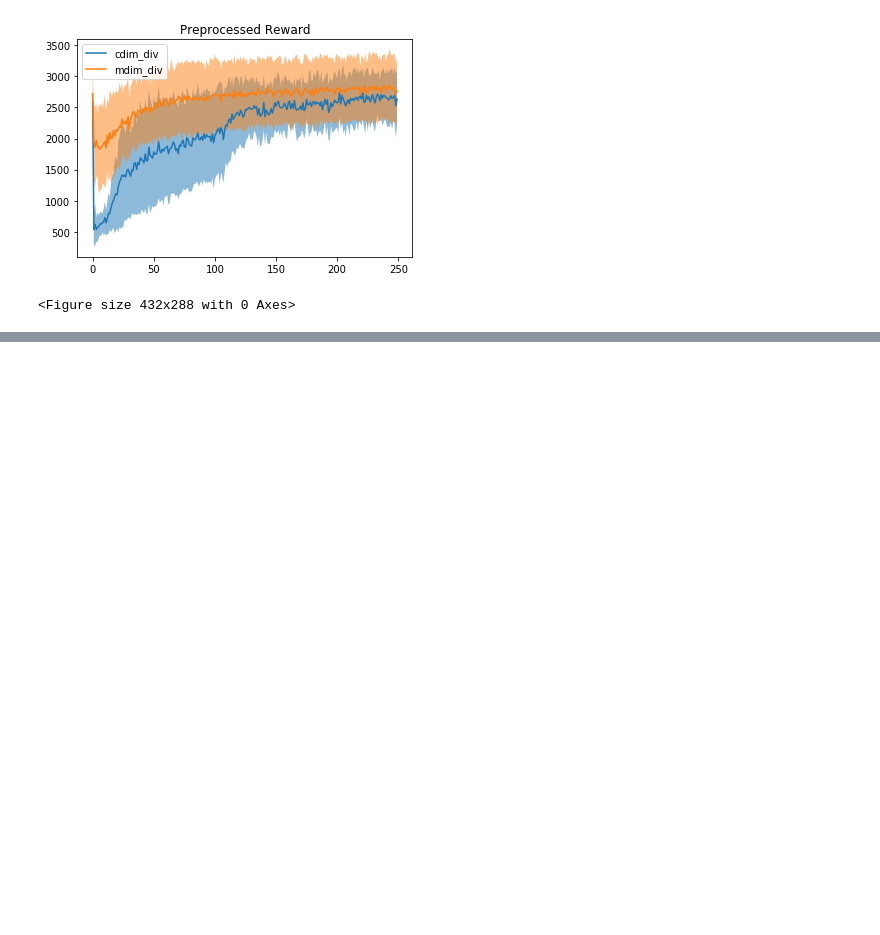
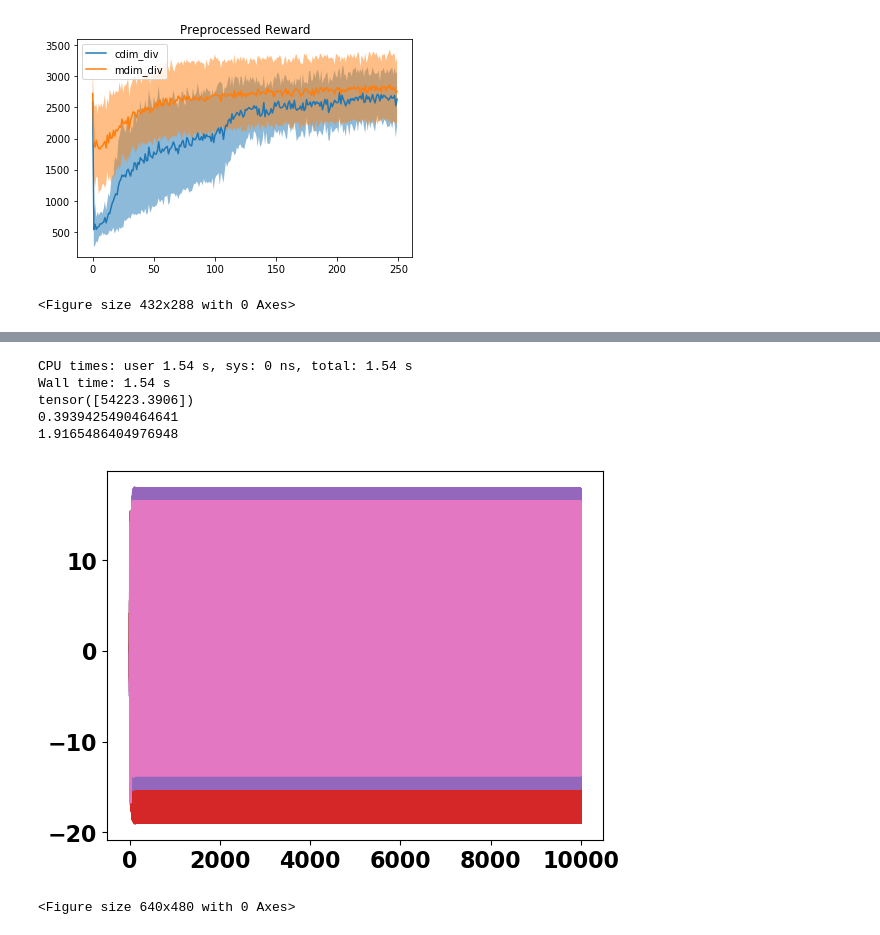
Before and after one commit to sgillen/lorenz, a Jupyter notebook: run_ars/walker_lowdim_mesh.ipynb, the cells around one changed output, grey strips where cells are left out. Drawn from its saved outputs; the diff is of its cells as text; code cells hidden in the pictures; blank space fills up the shorter version.

```diff
--- a/run_ars/walker_lowdim_mesh.ipynb
+++ b/run_ars/walker_lowdim_mesh.ipynb
@@ -392,19 +398,28 @@ tensor([3525.3623])
 # %%
 # ==============
 policy = policy_dict['mdim_div'][seed]
-#%time o2,a2,r2,_ = do_long_rollout(env, policy, ep_length=ep_length)
-o2,a2,r2,l2 = do_rollout(env, policy, render=True)
+%time o2,a2,r2,_ = do_long_rollout(env, policy, ep_length=ep_length)
+#o2,a2,r2,l2 = do_rollout(env, policy, render=True)
 plt.plot(o2)
 plt.figure()
 
 target2 = o2[200:]
 target2 = (target2 - policy.state_means)/policy.state_std
+#target2 = (target2 - target2.mean(dim=0))/target2.std(dim=0)
 #target = (target - policy.state_means)/policy.state_std
 
 print(sum(r2))
 m2,c2,l2,d2 = mesh_dim(target2)
 print(m2)
 print(c2)
+# %% [output]
+CPU times: user 1.54 s, sys: 0 ns, total: 1.54 s
+Wall time: 1.54 s
+tensor([54223.3906])
+0.3939425490464641
+1.9165486404976948
+[figure, added]
+<Figure size 640x480 with 0 Axes>
 # %%
 # ==============
 policy = policy_dict['cdim_div'][seed]
```
Also changed, not shown: parts of 10 cells of this notebook, 10 other files.
